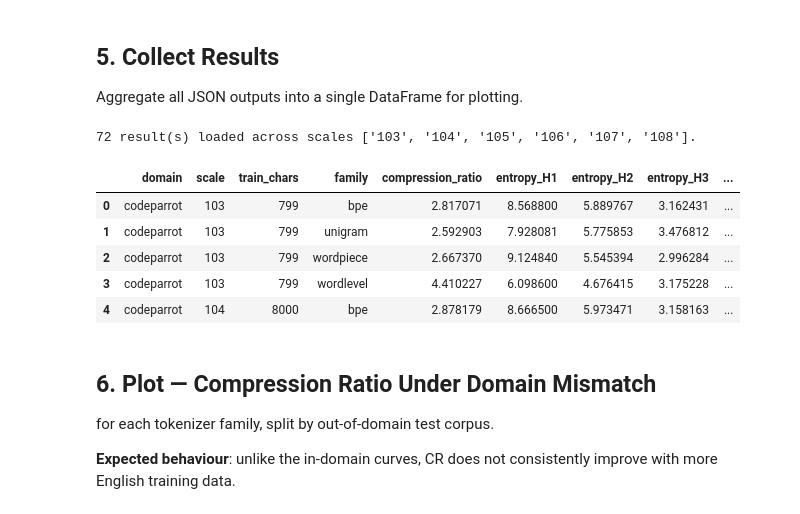
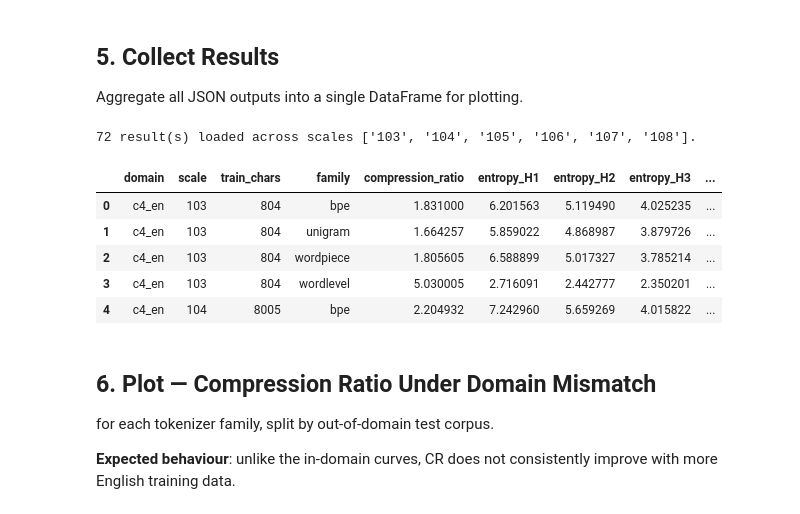
Before and after one commit to darbybrillon/CSE-599-Project, a Jupyter notebook: domain_mismatch.ipynb, the cells around one changed output. Cells and saved outputs as stored; diff of their text form; code cells hidden in the pictures.

```diff
--- a/domain_mismatch.ipynb
+++ b/domain_mismatch.ipynb
@@ -32,14 +32,19 @@ from data import load_preprocessed_dataset, save_dataset_dict
 
 print(f"Project root: {project_root}")
 
-VOCAB_SIZE   = 16_000          # 16k vocabulary
+dataset = "codeparrot"
+datasetgraph = dataset
+if dataset == "c4":
+    datasetgraph = "c4-en"
+
+VOCAB_SIZE   = 64_000          # 16k vocabulary
 TEST_CHARS   = 10_000_000      # Fixed 10M-char test holdout
 TRAIN_SCALES = ["103", "104", "105", "106", "107", "108"]
 FAMILIES     = ["bpe", "unigram", "wordpiece", "wordlevel"]
 
 # Out-of-domain test corpora
 MISMATCH_DOMAINS = {
-    "codeparrot": {"dataset_name": "codeparrot",  "config": None, "chars": 11_000_000},
+    "c4_en": {"dataset_name": "c4",  "config": "en", "chars": 11_000_000},
     "c4_tr":      {"dataset_name": "c4",           "config": "tr", "chars": 11_000_000},
     "c4_zh":      {"dataset_name": "c4",           "config": "zh", "chars": 11_000_000},
 }
@@ -71,7 +133,7 @@ print(f"{'Scale':<8} {'Family':<12} {'Status'}")
 print("-" * 35)
 
 for scale in TRAIN_SCALES:
-    ckpt_dir = ckpt_root / f"huggingface_tokenizers_{VOCAB_SIZE // 1000}k_c4_{scale}"
+    ckpt_dir = ckpt_root / f"{dataset}/huggingface_tokenizers_{VOCAB_SIZE}_{dataset}_{scale}"
     for family in FAMILIES:
         path = ckpt_dir / f"{family}.json"
         status = "✓" if path.exists() else "✗ MISSING"
@@ -228,7 +335,7 @@ Aggregate all JSON outputs into a single DataFrame for plotting.
 # %%
 import pandas as pd
 
-ARCHIVE_DATA = project_root / "data/c4-20260603T050249Z-3-001/c4"
+ARCHIVE_DATA = project_root / rf"data/{dataset}-20260603T050249Z-3-001/{dataset}"
 SCALE_TOTAL_CHARS = {
     "103": 1_000,
     "104": 10_000,
@@ -239,11 +346,12 @@ SCALE_TOTAL_CHARS = {
 }
 TRAIN_CHAR_FRACTION = 0.8
 
+FAMILIES     = ["bpe", "unigram", "wordpiece", "wordlevel", "superbpe"]
 
 def train_chars_for_scale(scale: str) -> int:
     for train_path in (
-        ARCHIVE_DATA / f"c4_{scale}" / "train.jsonl",
-        project_root / f"data/c4_{scale}" / "train.jsonl",
+        ARCHIVE_DATA / f"{dataset}_{scale}" / "train.jsonl",
+        project_root / f"data/{dataset}_{scale}" / "train.jsonl",
     ):
         if train_path.is_file():
             return sum(len(json.loads(line)["text"]) for line in train_path.open(encoding="utf-8"))
@@ -252,38 +360,38 @@ def train_chars_for_scale(scale: str) -> int:
 
 rows = []
 for domain in MISMATCH_DOMAINS:
     for scale in TRAIN_SCALES:
         out_dir = results_dir / domain / scale
         for family in FAMILIES:
             result_file = out_dir / f"{family}.json"
             if not result_file.exists():
                 continue
             with result_file.open() as f:
                 m = json.load(f)
             row = {
                 "domain":            domain,
                 "scale":             scale,
                 "train_chars":       train_chars_for_scale(scale),
                 "family":            family,
                 "compression_ratio": m["compression_ratio"],
             }
             for k, v in m["entropies_bits_per_token"].items():
                 row[f"entropy_{k}"] = v
             for k, v in m["entropy_rates_bits_per_char"].items():
                 row[f"rate_{k}"] = v
             rows.append(row)
 
 df = pd.DataFrame(rows)
 print(f"{len(df)} result(s) loaded across scales {sorted(df['scale'].unique()) if len(df) else []}.")
 df.head()
 # %% [output]
 72 result(s) loaded across scales ['103', '104', '105', '106', '107', '108'].
 |  | domain | scale | train_chars | family | compression_ratio | entropy_H1 | entropy_H2 | entropy_H3 | ... |
-| 0 | codeparrot | 103 | 799 | bpe | 2.817071 | 8.568800 | 5.889767 | 3.162431 | ... |
-| 1 | codeparrot | 103 | 799 | unigram | 2.592903 | 7.928081 | 5.775853 | 3.476812 | ... |
-| 2 | codeparrot | 103 | 799 | wordpiece | 2.667370 | 9.124840 | 5.545394 | 2.996284 | ... |
-| 3 | codeparrot | 103 | 799 | wordlevel | 4.410227 | 6.098600 | 4.676415 | 3.175228 | ... |
-| 4 | codeparrot | 104 | 8000 | bpe | 2.878179 | 8.666500 | 5.973471 | 3.158163 | ... |
+| 0 | c4_en | 103 | 804 | bpe | 1.831000 | 6.201563 | 5.119490 | 4.025235 | ... |
+| 1 | c4_en | 103 | 804 | unigram | 1.664257 | 5.859022 | 4.868987 | 3.879726 | ... |
+| 2 | c4_en | 103 | 804 | wordpiece | 1.805605 | 6.588899 | 5.017327 | 3.785214 | ... |
+| 3 | c4_en | 103 | 804 | wordlevel | 5.030005 | 2.716091 | 2.442777 | 2.350201 | ... |
+| 4 | c4_en | 104 | 8005 | bpe | 2.204932 | 7.242960 | 5.659269 | 4.015822 | ... |
 # %% [markdown]
 ## 6. Plot — Compression Ratio Under Domain Mismatch
 
```
Also changed, not shown: parts of 7 cells of this notebook, 3 other files.
